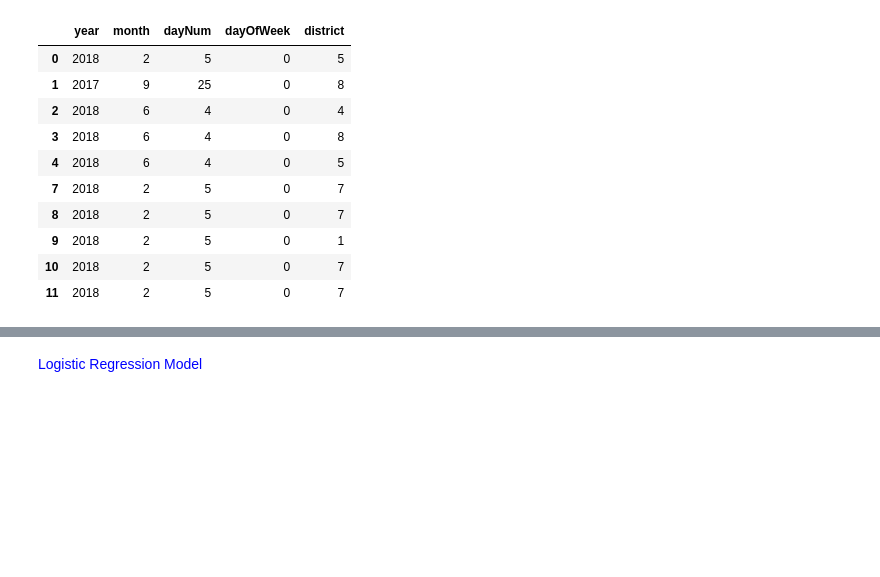
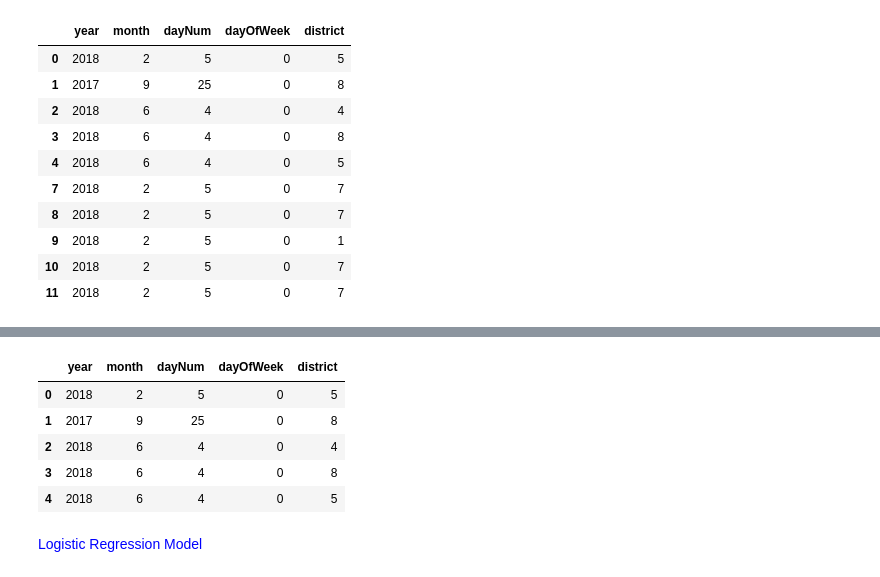
Before and after one commit to ymericson/baltimore-calls, a Jupyter notebook: Baltimore 911 Calls.ipynb, the cells around one changed output, grey strips where cells are left out. Drawn from its saved outputs; the diff is of its cells as text; code cells hidden in the pictures; blank space fills up the shorter version.

```diff
--- a/Baltimore 911 Calls.ipynb
+++ b/Baltimore 911 Calls.ipynb
@@ -482,6 +487,15 @@ calls_feat.head(10)
 calls_feat.to_pickle('C:/Users/sonye/PythonPrograms/baltimore_911_calls_feat')
 # %%
 calls_feat = pd.read_pickle('C:/Users/sonye/PythonPrograms/baltimore_911_calls_feat')
+# %%
+calls_feat.head()
+# %% [output]
+|  | year | month | dayNum | dayOfWeek | district |
+| 0 | 2018 | 2 | 5 | 0 | 5 |
+| 1 | 2017 | 9 | 25 | 0 | 8 |
+| 2 | 2018 | 6 | 4 | 0 | 4 |
+| 3 | 2018 | 6 | 4 | 0 | 8 |
+| 4 | 2018 | 6 | 4 | 0 | 5 |
 # %%
 from sklearn.model_selection import train_test_split
 X = calls_feat.drop('year', axis=1)
```
Also changed, not shown: parts of 7 cells of this notebook.
